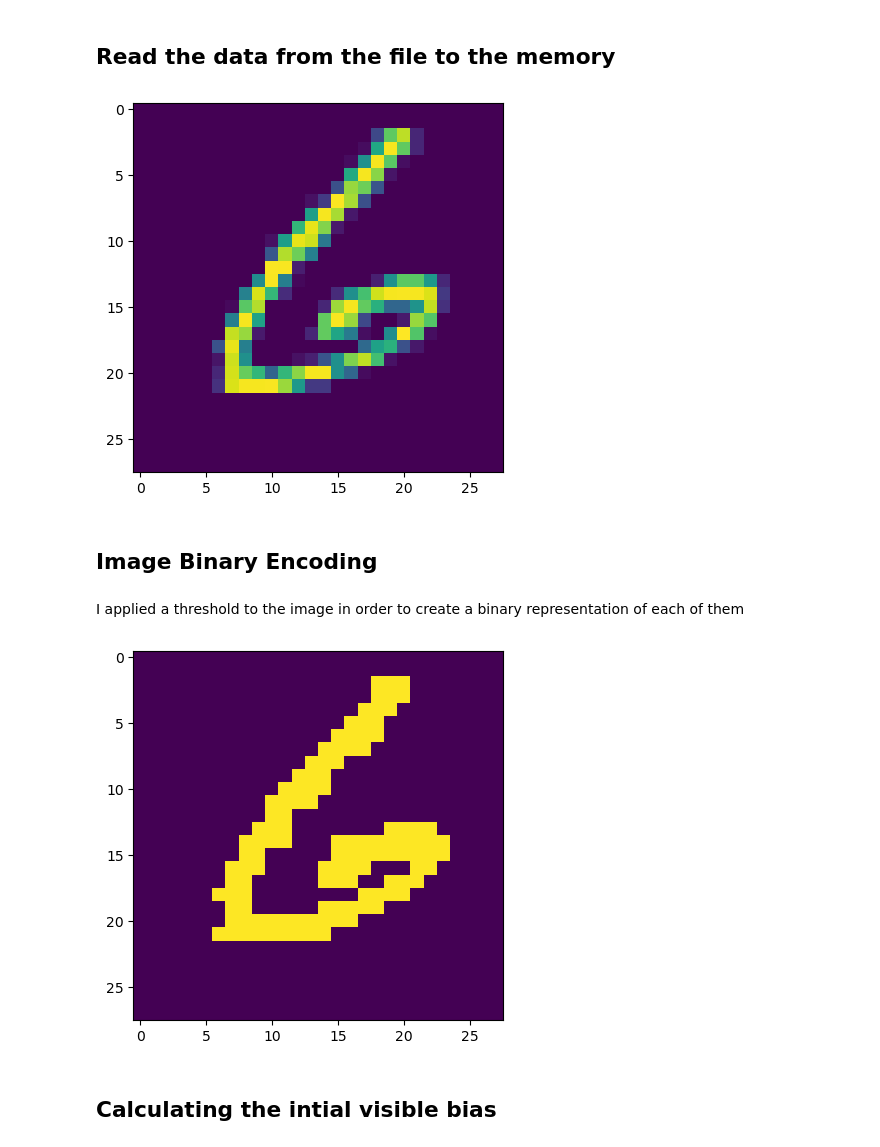
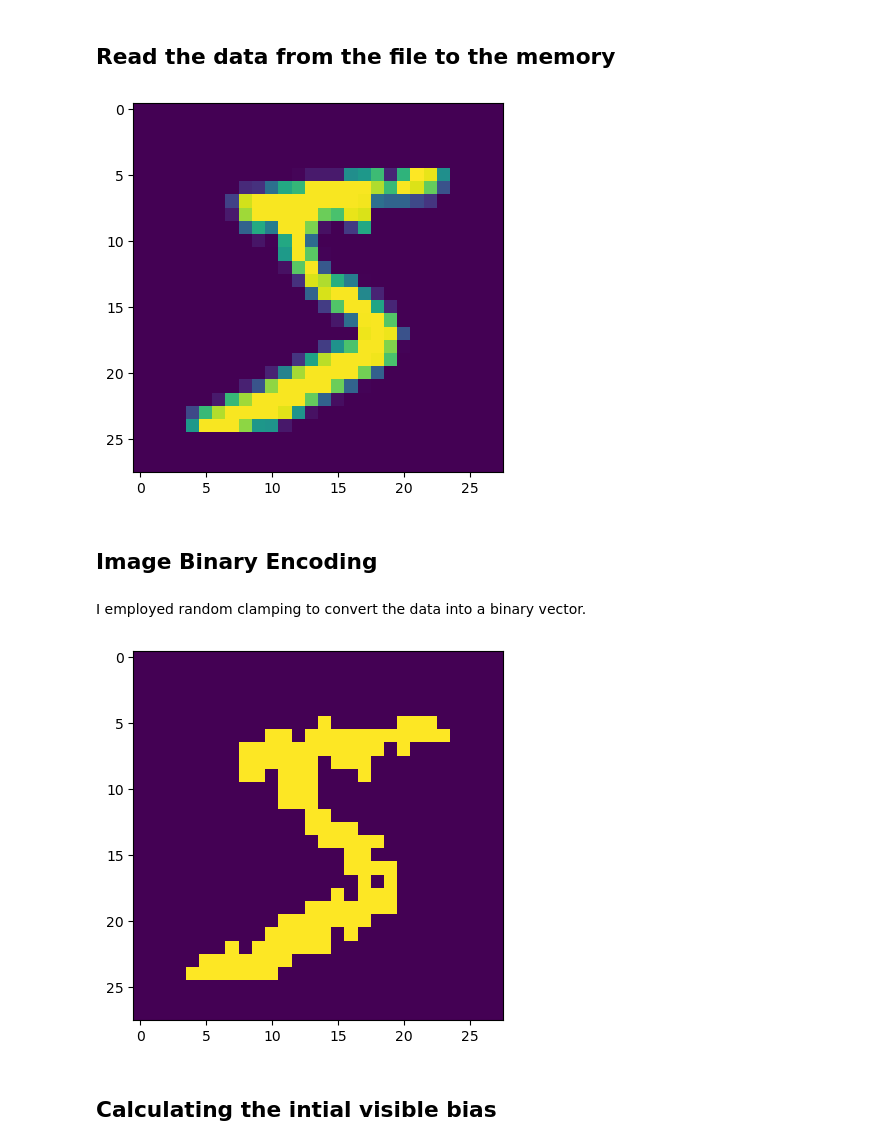
Before and after one commit to lesi-nedo/ISPR_assignments, a Jupyter notebook: assignment_2_3.ipynb, the cells around one changed output. Saved outputs shown, nothing was run; the diff lists cells and outputs as text; code cells hidden in the pictures.

```diff
--- a/assignment_2_3.ipynb
+++ b/assignment_2_3.ipynb
@@ -53,34 +53,39 @@ Downloaded train_labels.gz
 # %%
 import matplotlib.pyplot as plt
 import numpy as np
 import tqdm
 
 image_size = 28
 num_images = 60000
 
 data = np.frombuffer(train_imgs, dtype=np.uint8, count=image_size*image_size*num_images, offset=16).astype(np.float32)
 data = data.reshape(num_images, image_size, image_size, 1)
 
-image = np.asarray(data[59998]).squeeze()
+image = np.asarray(data[0]).squeeze()
 plt.imshow(image)
 plt.show()
 # %% [output]
-[figure, old version]
+[figure, new version]
 # %% [markdown]
 ## Image Binary Encoding
-# %% [markdown]
-I applied a threshold to the image in order to create a binary representation of each of them
+# %% [markdown]
+I employed random clamping to convert the data into a binary vector.
 # %%
 threshold = 30
 
-data[data < threshold] = 0
-data[data >= threshold] = 1
-data = data.astype(np.float32)
-image = np.asarray(data[59998]).squeeze()
+numpy_rng = np.random.RandomState(89377)
+data /= 255
+
+rand_d = numpy_rng.rand(*data.shape)
+
+
+data = (rand_d < data).astype(np.float32)
+
+image = np.asarray(data[0]).squeeze()
 plt.imshow(image)
 plt.show()
 # %% [output]
-[figure, old version]
+[figure, new version]
 # %% [markdown]
 ## Calculating the intial visible bias
 # %% [markdown]
```
Also changed, not shown: parts of 57 cells of this notebook.
